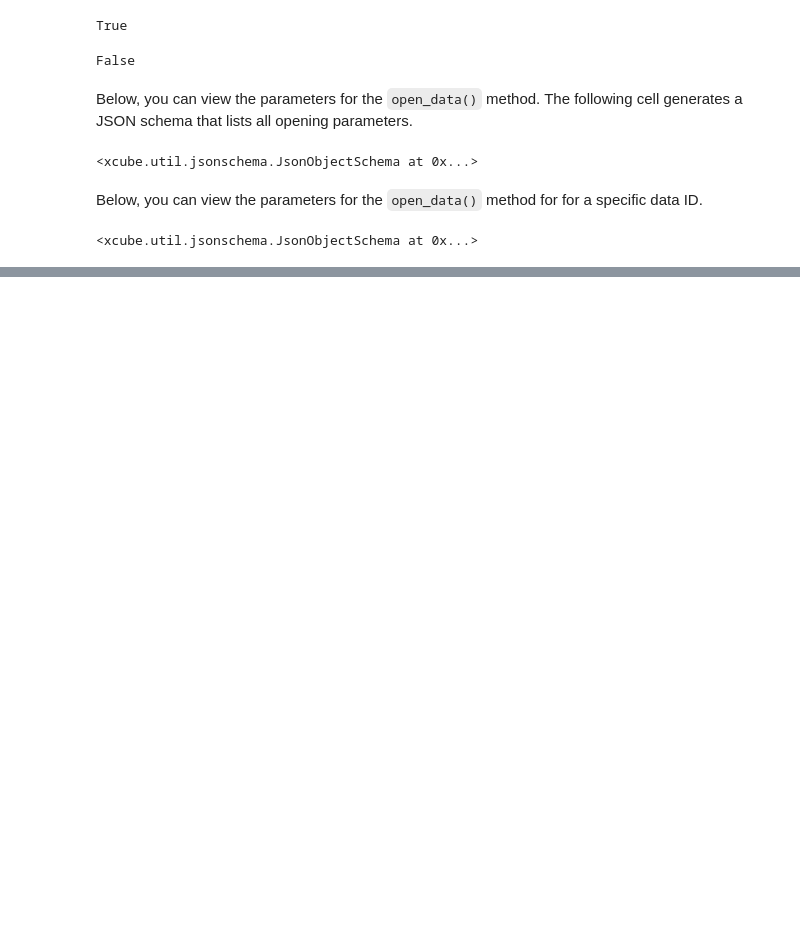
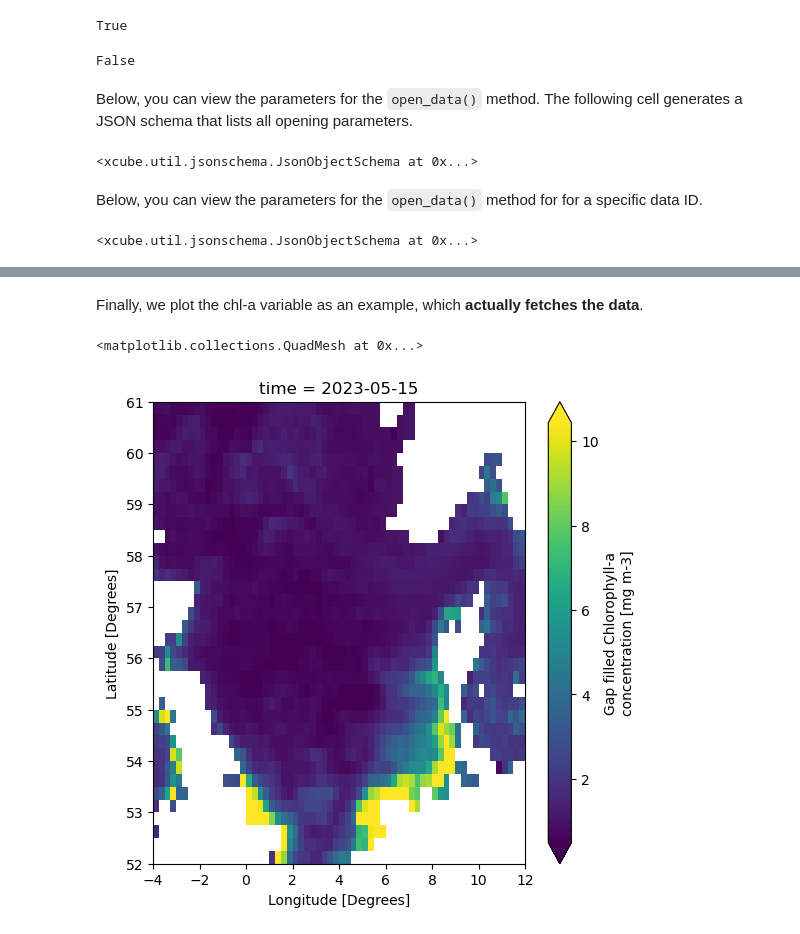
Before and after one commit to xcube-dev/geo_aquawatch_webinar, a Jupyter notebook: notebooks/01_data_store_basics.ipynb, the cells around one changed output, grey strips where cells are left out. Drawn from its saved outputs; the diff is of its cells as text; code cells hidden in the pictures; blank space fills up the shorter version.

```diff
--- a/notebooks/01_data_store_basics.ipynb
+++ b/notebooks/01_data_store_basics.ipynb
@@ -277,0 +169,3 @@ ds.B04.isel(time=1).plot(robust=True, figsize=(6, 6))
+# %%
+ds = store.open_data("oc_cci.zarr")
+ds
@@ -278,3 +261,10 @@ ds.B04.isel(time=1).plot(robust=True, figsize=(6, 6))
+# %% [markdown]
+Finally, we plot the chl-a variable as an example, which **actually fetches the data**.
+# %%
+ds.chl_filled.isel(time=1).plot(robust=True, figsize=(6, 6))
+# %% [output]
+<matplotlib.collections.QuadMesh at 0x...>
+[figure, added]
 # %% [markdown]
 ---
 
```
Also changed, not shown: parts of 12 cells of this notebook, 2 other files.
